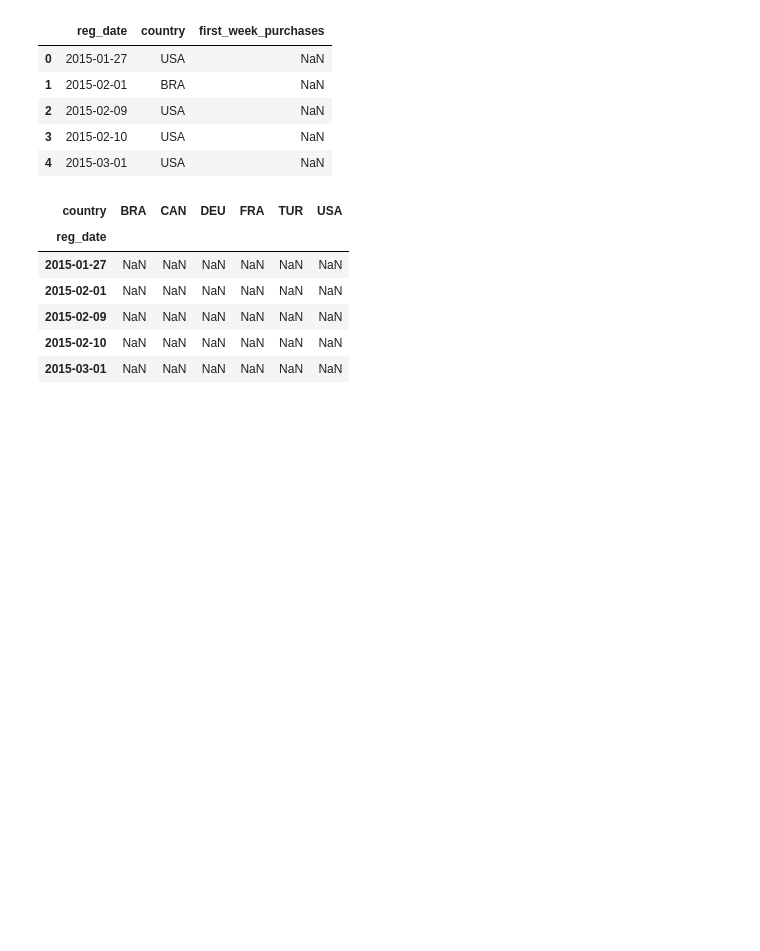
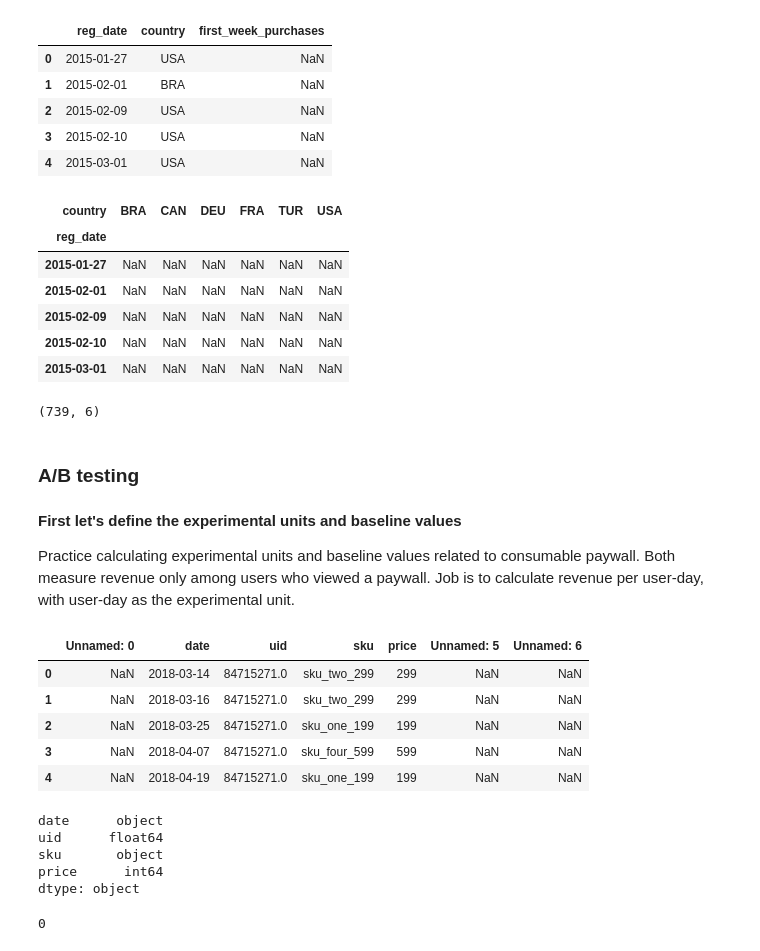
Before and after one commit to sushant2811/customerAnalyticsWithA-BTesting, a Jupyter notebook: customerAnalyticsWithA-BTesting.ipynb, the cells around one changed output. Drawn from its saved outputs; the diff is of its cells as text; code cells hidden in the pictures; blank space fills up the shorter version.

Commit message:
Experimental values and baseline units for A/B test

```diff
--- a/customerAnalyticsWithA-BTesting.ipynb
+++ b/customerAnalyticsWithA-BTesting.ipynb
@@ -461,3 +465,24 @@ countryPivot.head()
 | 2015-02-09 | NaN | NaN | NaN | NaN | NaN | NaN |
 | 2015-02-10 | NaN | NaN | NaN | NaN | NaN | NaN |
 | 2015-03-01 | NaN | NaN | NaN | NaN | NaN | NaN |
+# %%
+countryPivot.shape
+# %% [output]
+(739, 6)
+# %% [markdown]
+### A/B testing
+# %% [markdown]
+**First let's define the experimental units and baseline values**
+
+Practice calculating experimental units and baseline values related to consumable paywall. Both measure revenue only among users who viewed a paywall. Job is to calculate revenue per user-day, with user-day as the experimental unit.
+# %%
+purchaseData = pd.read_csv('./datasets/purchaseData.csv', header=1)
+# %%
+purchaseData.head()
+# %% [output]
+|  | Unnamed: 0 | date | uid | sku | price | Unnamed: 5 | Unnamed: 6 |
+| 0 | NaN | 2018-03-14 | 84715271.0 | sku_two_299 | 299 | NaN | NaN |
+| 1 | NaN | 2018-03-16 | 84715271.0 | sku_two_299 | 299 | NaN | NaN |
+| 2 | NaN | 2018-03-25 | 84715271.0 | sku_one_199 | 199 | NaN | NaN |
+| 3 | NaN | 2018-04-07 | 84715271.0 | sku_four_599 | 599 | NaN | NaN |
+| 4 | NaN | 2018-04-19 | 84715271.0 | sku_one_199 | 199 | NaN | NaN |
@@ -463,0 +491,8 @@ countryPivot.head()
+# %%
+purchaseData.dtypes
+# %% [output]
+date      object
+uid      float64
+sku       object
+price      int64
+dtype: object
@@ -463,0 +501,4 @@ countryPivot.head()
+# %%
+purchaseData.price.isnull().sum()
+# %% [output]
+0
```
Also changed, not shown: parts of 7 cells of this notebook.
